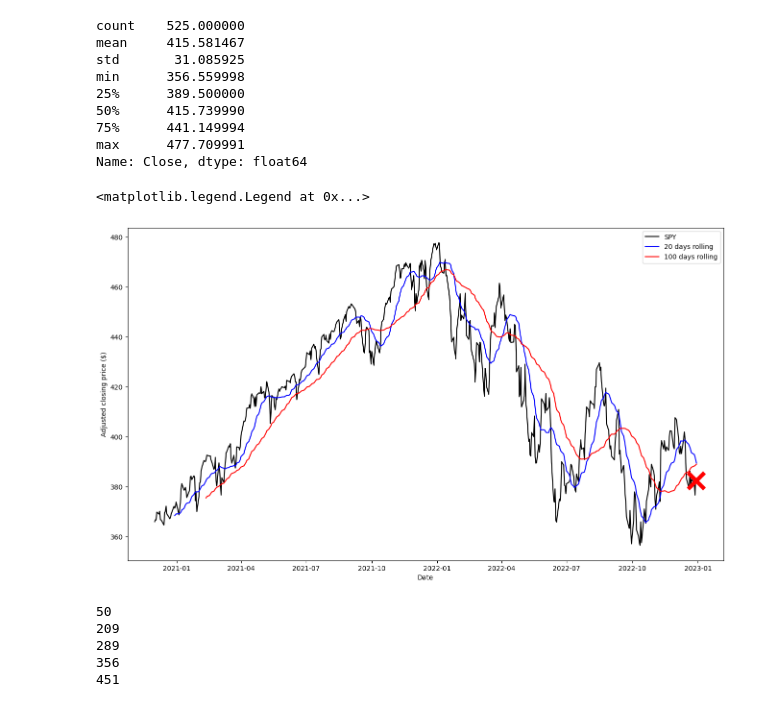
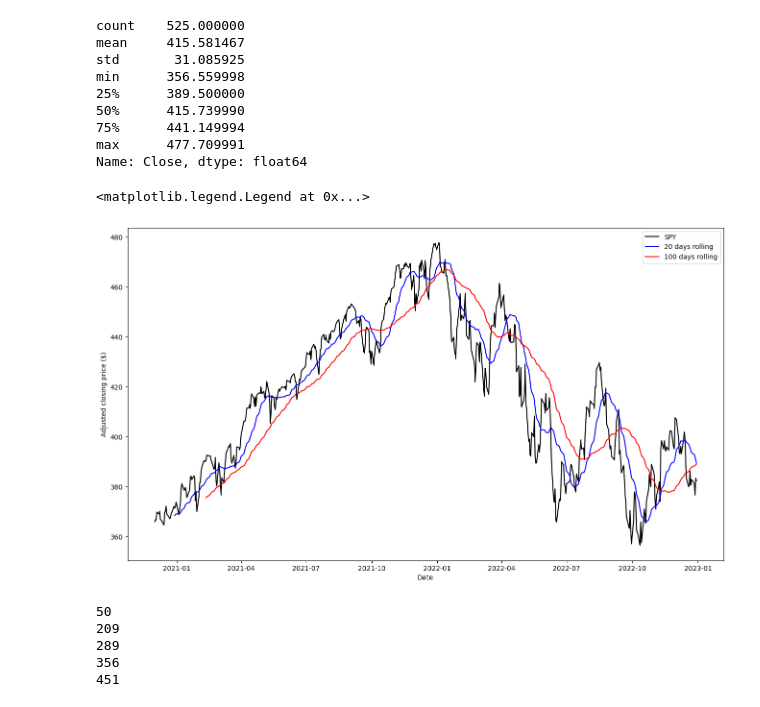
Before and after one commit to pireylow/LSTM-keras-stock-price-prediction, a Jupyter notebook: MA Crossover Strategy.ipynb, the cells around one changed output. Drawn from its saved outputs; the diff is of its cells as text; code cells hidden in the pictures.

```diff
--- a/MA Crossover Strategy.ipynb
+++ b/MA Crossover Strategy.ipynb
@@ -61,22 +61,22 @@ Name: Close, dtype: float64
 # %%
 # Calculate the 20 and 100 days moving averages of the closing prices
 short_rolling = close.rolling(window=20).mean()
 long_rolling = close.rolling(window=50).mean()
 
 # Plot everything by leveraging the very powerful matplotlib package
 fig, ax = plt.subplots(figsize=(16,9))
 
 ax.plot(close.index, close, label=ticker, color = 'k')
 ax.plot(short_rolling.index, short_rolling, label='20 days rolling',color = 'b')
 ax.plot(long_rolling.index, long_rolling, label='100 days rolling',color = 'r')
 
 ax.set_xlabel('Date')
 ax.set_ylabel('Adjusted closing price ($)')
-ax.plot(close.index[-1], close[-1], 'x', markersize=24, markeredgewidth=6, color = 'r')
+#ax.plot(close.index[-1], close[-1], 'x', markersize=24, markeredgewidth=6, color = 'r')
 ax.legend()
 # %% [output]
 <matplotlib.legend.Legend at 0x...>
-[figure, old version]
+[figure, new version]
 # %%
 
 # Calculate the 20 and 50 days moving averages of the closing prices
```
